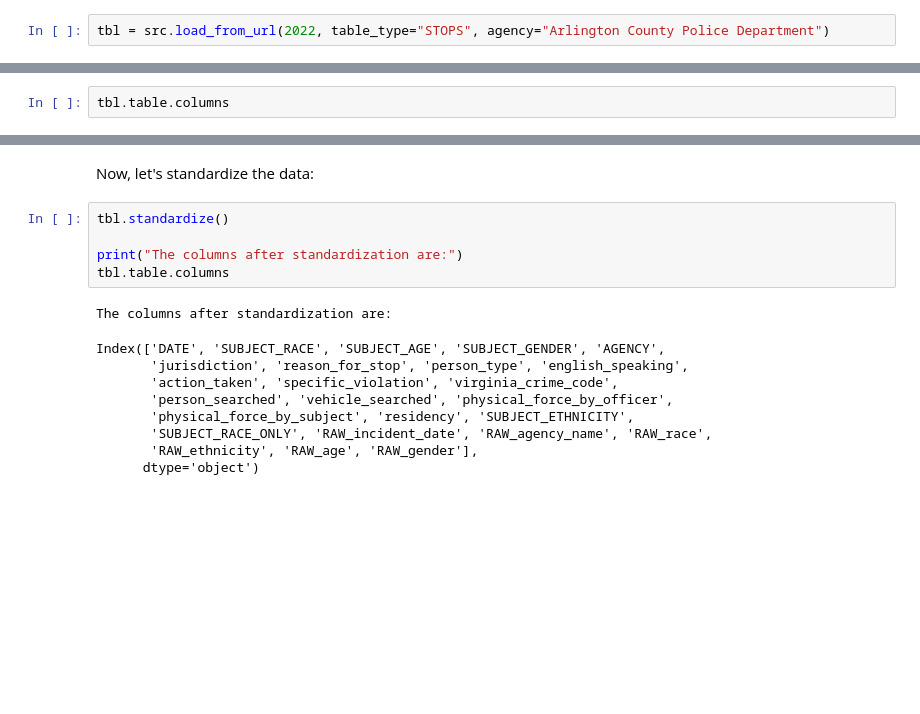
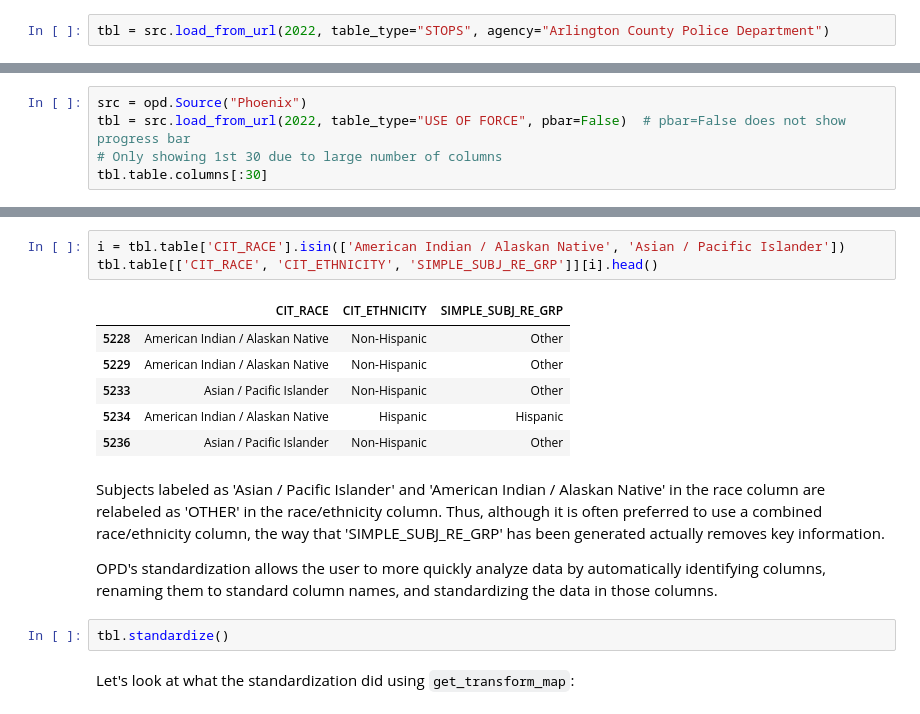
Before and after one commit to openpolicedata/openpolicedata, a Jupyter notebook: docs/source/getting_started/index.ipynb, the cells around one changed output, grey strips where cells are left out. Cells and saved outputs as stored; diff of their text form; blank space fills up the shorter version.

Commit message:
Updated standardization documentation

```diff
--- a/docs/source/getting_started/index.ipynb
+++ b/docs/source/getting_started/index.ipynb
@@ -180,3 +189,6 @@ Let's examine what columns we have in our data:
 # %%
-tbl.table.columns
+src = opd.Source("Phoenix")
+tbl = src.load_from_url(2022, table_type="USE OF FORCE", pbar=False)  # pbar=False does not show progress bar
+# Only showing 1st 30 due to large number of columns
+tbl.table.columns[:30]
 # %% [output]
@@ -200,17 +238,18 @@ The unique values in the ethnicity column are ['HISPANIC OR LATINO' 'NOT HISPANI
+# %%
+i = tbl.table['CIT_RACE'].isin(['American Indian / Alaskan Native', 'Asian / Pacific Islander'])
+tbl.table[['CIT_RACE', 'CIT_ETHNICITY', 'SIMPLE_SUBJ_RE_GRP']][i].head()
+# %% [output]
+|  | CIT_RACE | CIT_ETHNICITY | SIMPLE_SUBJ_RE_GRP |
+| 5228 | American Indian / Alaskan Native | Non-Hispanic | Other |
+| 5229 | American Indian / Alaskan Native | Non-Hispanic | Other |
+| 5233 | Asian / Pacific Islander | Non-Hispanic | Other |
+| 5234 | American Indian / Alaskan Native | Hispanic | Hispanic |
+| 5236 | Asian / Pacific Islander | Non-Hispanic | Other |
 # %% [markdown]
-Now, let's standardize the data:
+Subjects labeled as 'Asian / Pacific Islander' and 'American Indian / Alaskan Native' in the race column are relabeled as 'OTHER' in the race/ethnicity column. Thus, although it is often preferred to use a combined race/ethnicity column, the way that 'SIMPLE_SUBJ_RE_GRP' has been generated actually removes key information.
+
+OPD's standardization allows the user to more quickly analyze data by  automatically identifying columns, renaming them to standard column names, and standardizing the data in those columns.
 # %%
 tbl.standardize()
-
-print("The columns after standardization are:")
-tbl.table.columns
-# %% [output]
-The columns after standardization are:
-Index(['DATE', 'SUBJECT_RACE', 'SUBJECT_AGE', 'SUBJECT_GENDER', 'AGENCY',
-       'jurisdiction', 'reason_for_stop', 'person_type', 'english_speaking',
-       'action_taken', 'specific_violation', 'virginia_crime_code',
-       'person_searched', 'vehicle_searched', 'physical_force_by_officer',
-       'physical_force_by_subject', 'residency', 'SUBJECT_ETHNICITY',
-       'SUBJECT_RACE_ONLY', 'RAW_incident_date', 'RAW_agency_name', 'RAW_race',
-       'RAW_ethnicity', 'RAW_age', 'RAW_gender'],
-      dtype='object')
+# %% [markdown]
+Let's look at what the standardization did using `get_transform_map`:
```
Also changed, not shown: parts of 16 cells of this notebook, 1 other file.
